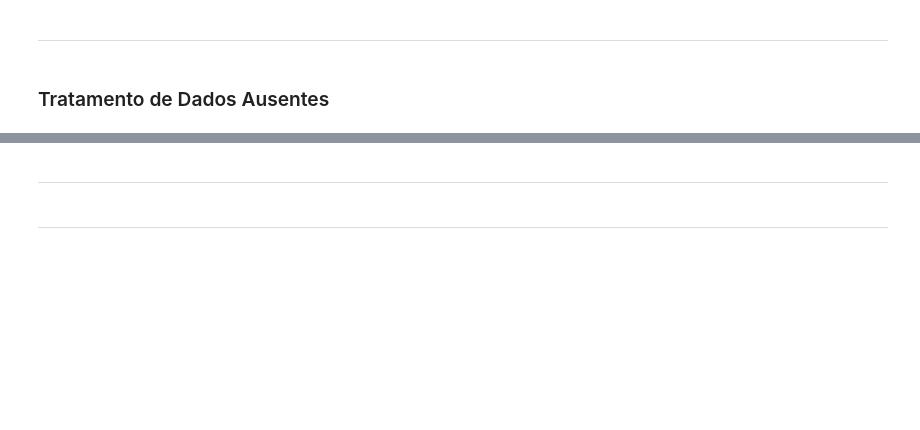
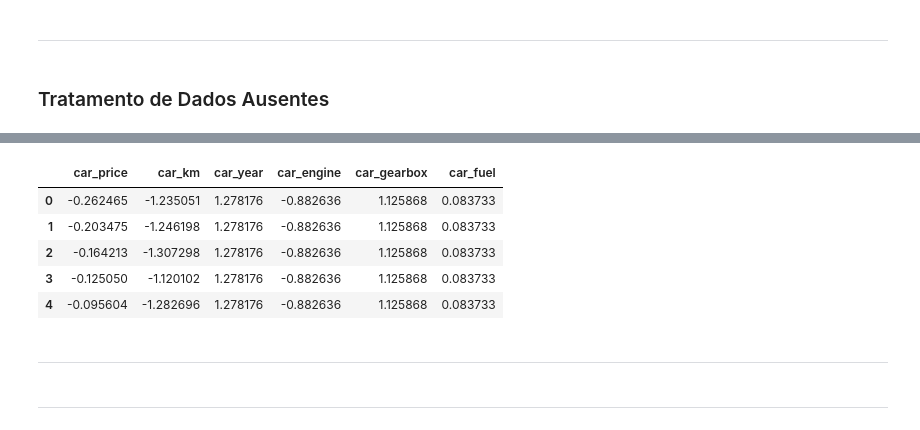
Before and after one commit to V1ct0rC/analise-seminovos-recife, a Jupyter notebook: TAGDI_Projeto_1.ipynb, the cells around one changed output, grey strips where cells are left out. Cells and saved outputs as stored; diff of their text form; code cells hidden in the pictures; blank space fills up the shorter version.

```diff
--- a/TAGDI_Projeto_1.ipynb
+++ b/TAGDI_Projeto_1.ipynb
@@ -174,3 +216,15 @@ dtype: int64
+# %%
+standard_scaler = StandardScaler()
+df_fill_std = standard_scaler.fit_transform(df_fill)
+df_fill_std = pd.DataFrame(df_fill_std, columns=df_fill.columns)
+df_fill_std.head()
+# %% [output]
+|  | car_price | car_km | car_year | car_engine | car_gearbox | car_fuel |
+| 0 | -0.262465 | -1.235051 | 1.278176 | -0.882636 | 1.125868 | 0.083733 |
+| 1 | -0.203475 | -1.246198 | 1.278176 | -0.882636 | 1.125868 | 0.083733 |
+| 2 | -0.164213 | -1.307298 | 1.278176 | -0.882636 | 1.125868 | 0.083733 |
+| 3 | -0.125050 | -1.120102 | 1.278176 | -0.882636 | 1.125868 | 0.083733 |
+| 4 | -0.095604 | -1.282696 | 1.278176 | -0.882636 | 1.125868 | 0.083733 |
 # %% [markdown]
 ---
 # %%
```
Also changed, not shown: parts of 17 cells of this notebook.
